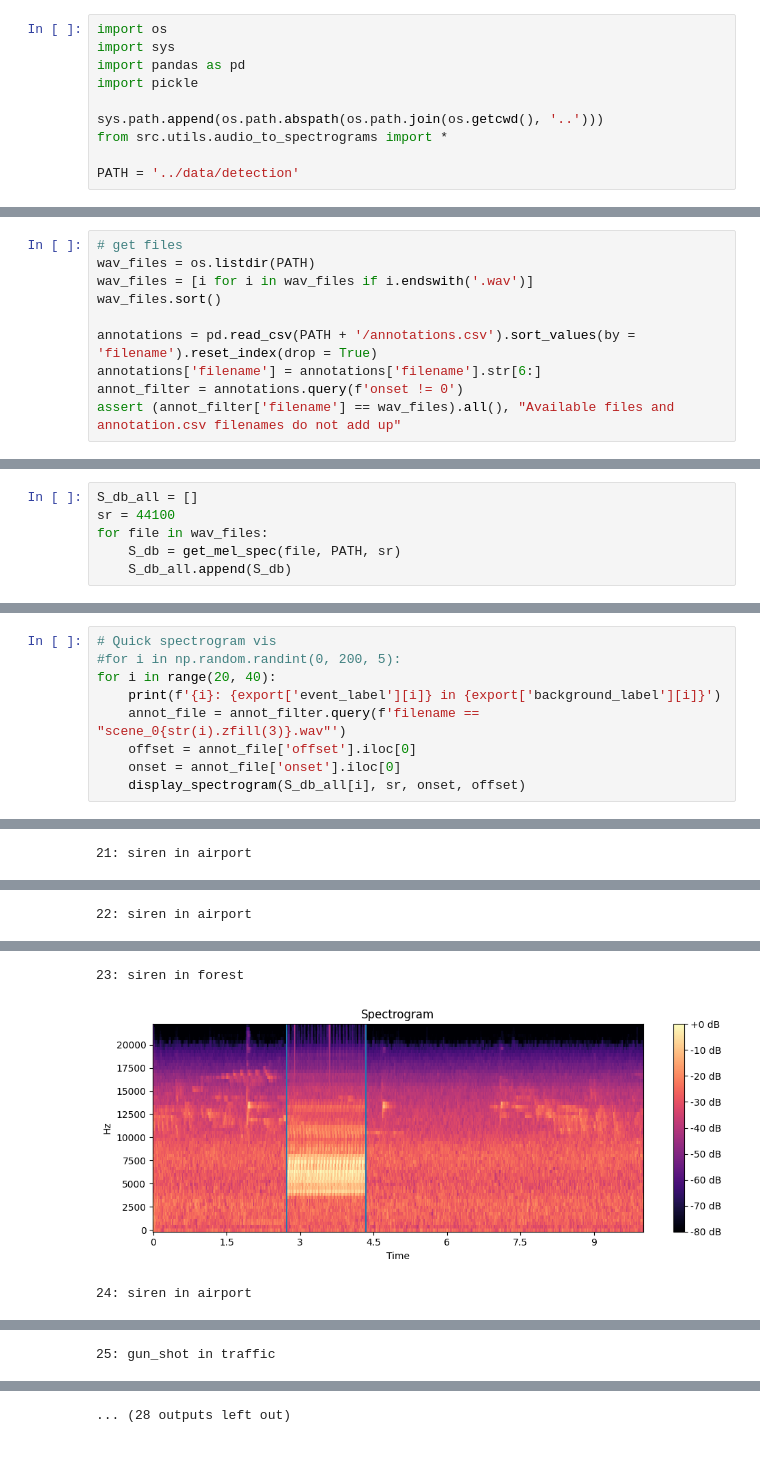
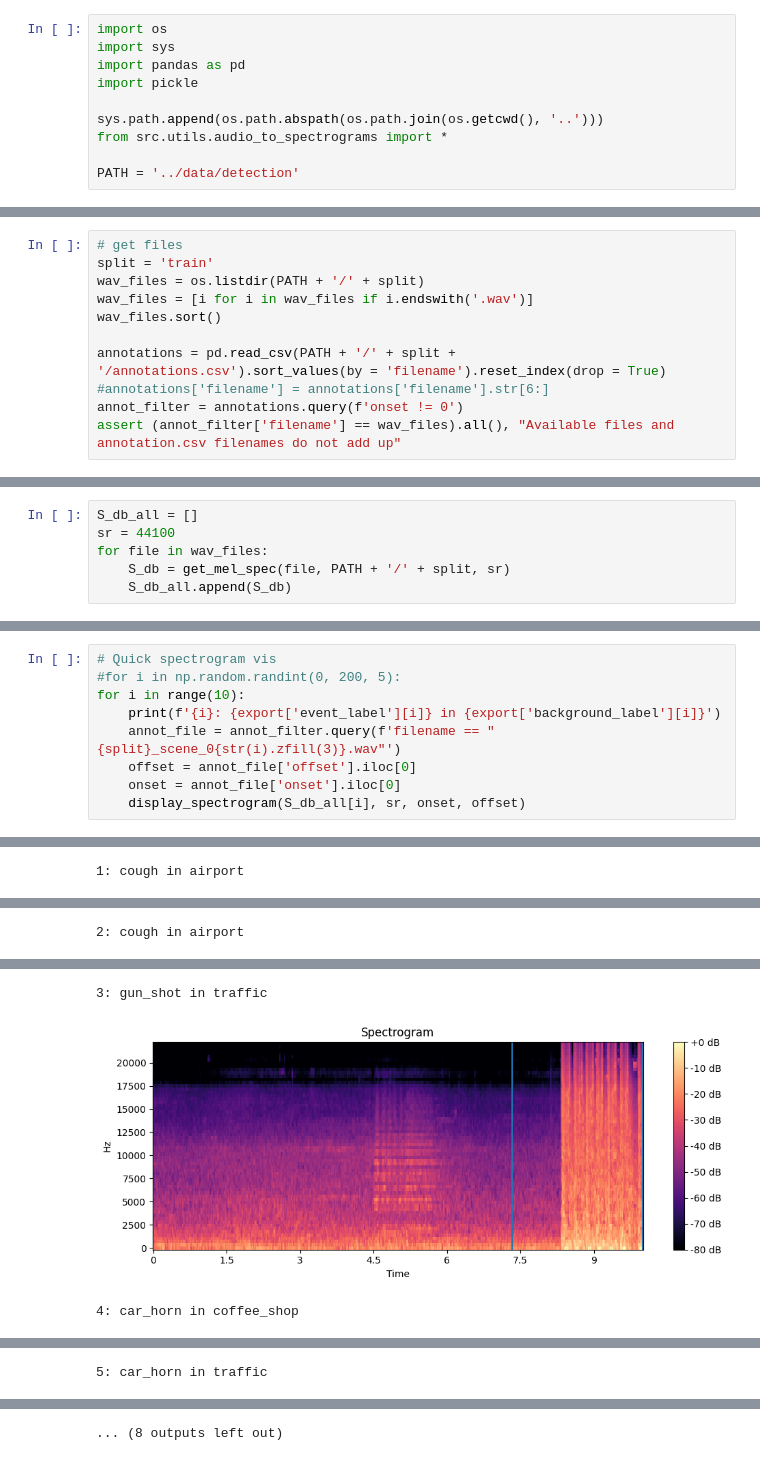
Before and after one commit to yxtann/sound-event-detection, a Jupyter notebook: notebooks/get_spectrograms.ipynb, the cells around one changed output, grey strips where cells are left out. Drawn from its saved outputs; the diff is of its cells as text.

```diff
--- a/notebooks/get_spectrograms.ipynb
+++ b/notebooks/get_spectrograms.ipynb
@@ -21,11 +19,12 @@ snapshot_download(repo_id, repo_type='dataset', local_dir = PATH)"""
 # %%
 # get files
-wav_files = os.listdir(PATH)
+split = 'train'
+wav_files = os.listdir(PATH + '/' + split)
 wav_files = [i for i in wav_files if i.endswith('.wav')]
 wav_files.sort()
 
-annotations = pd.read_csv(PATH + '/annotations.csv').sort_values(by = 'filename').reset_index(drop = True)
-annotations['filename'] = annotations['filename'].str[6:]
+annotations = pd.read_csv(PATH + '/' + split + '/annotations.csv').sort_values(by = 'filename').reset_index(drop = True)
+#annotations['filename'] = annotations['filename'].str[6:]
 annot_filter = annotations.query(f'onset != 0')
 assert (annot_filter['filename'] == wav_files).all(), "Available files and annotation.csv filenames do not add up"
 # %%
@@ -52,5 +52,5 @@ Name: count, dtype: int64
 S_db_all = []
 sr = 44100
 for file in wav_files:
-    S_db = get_mel_spec(file, PATH, sr)
+    S_db = get_mel_spec(file, PATH + '/' + split, sr)
     S_db_all.append(S_db)
@@ -76,9 +68,9 @@ pickle.dump(export, open('../data/processed/detection.p', 'wb'))
 # %%
 # Quick spectrogram vis
 #for i in np.random.randint(0, 200, 5):
-for i in range(20, 40):
+for i in range(10):
     print(f'{i}: {export['event_label'][i]} in {export['background_label'][i]}')
-    annot_file = annot_filter.query(f'filename == "scene_0{str(i).zfill(3)}.wav"')
+    annot_file = annot_filter.query(f'filename == "{split}_scene_0{str(i).zfill(3)}.wav"')
     offset = annot_file['offset'].iloc[0]
     onset = annot_file['onset'].iloc[0]
     display_spectrogram(S_db_all[i], sr, onset, offset)
@@ -88 +80 @@ for i in range(20, 40):
-21: siren in airport
+1: cough in airport
@@ -90 +82 @@ for i in range(20, 40):
-22: siren in airport
+2: cough in airport
@@ -92,3 +84,3 @@ for i in range(20, 40):
-23: siren in forest
+3: gun_shot in traffic
-[figure, old version]
+[figure, new version]
-24: siren in airport
+4: car_horn in coffee_shop
@@ -96 +88 @@ for i in range(20, 40):
-25: gun_shot in traffic
+5: car_horn in traffic
@@ -98 +90 @@ for i in range(20, 40):
-... (28 outputs left out)
+... (8 outputs left out)
```
Also changed, not shown: parts of 6 cells of this notebook, 2 other files.
